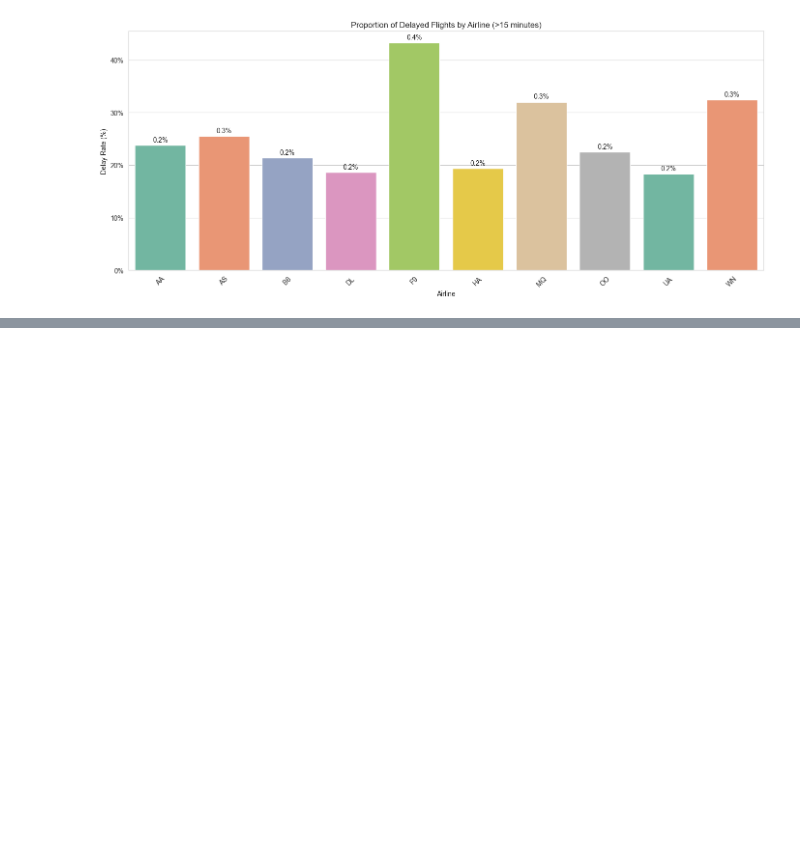
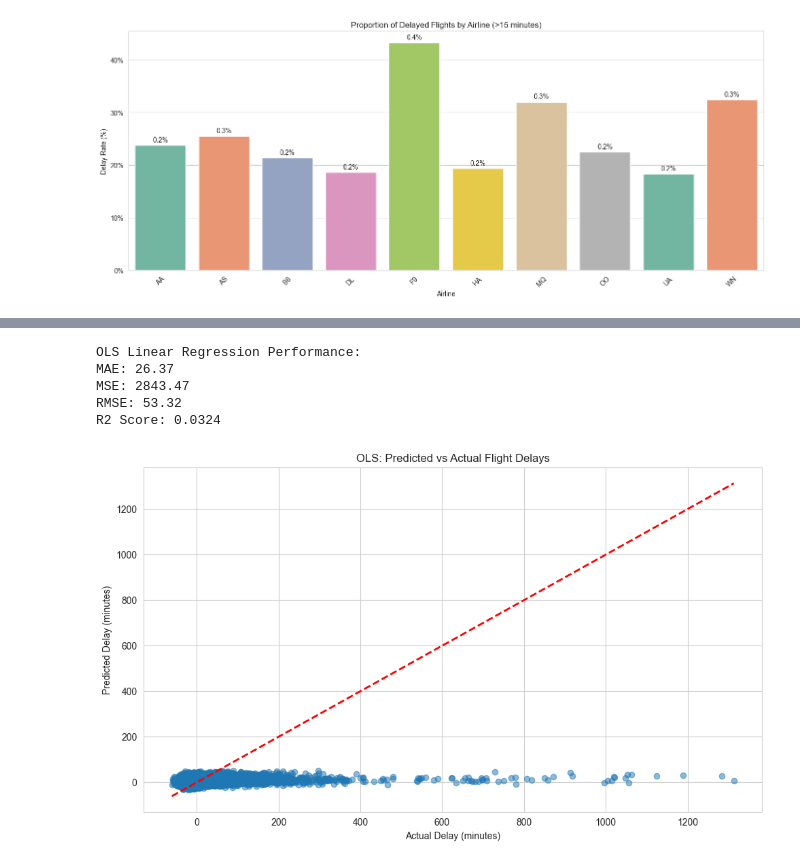
Before and after one commit to shloak17107/airline-delay-prediction, a Jupyter notebook: Vatsal_Copy_of_preprocessing.ipynb, the cells around one changed output, grey strips where cells are left out. Saved outputs shown, nothing was run; the diff lists cells and outputs as text; code cells hidden in the pictures; blank space fills up the shorter version.

```diff
--- a/Vatsal_Copy_of_preprocessing.ipynb
+++ b/Vatsal_Copy_of_preprocessing.ipynb
@@ -397,7 +381,0 @@ df['DayofMonth'] = scaler.fit_transform(df[['DayofMonth']])
-# %%
-# One-hot encode DayOfWeek
-dayofweek_dummies = pd.get_dummies(df['DayOfWeek'], prefix='DayOfWeek')
-df = pd.concat([df, dayofweek_dummies], axis=1)
-
-# Add DayOfWeek to columns to drop after EDA since we've encoded it
-columns_to_drop_after_EDA.append('DayOfWeek')
@@ -611,0 +975,46 @@ print("Confusion Matrix:\n", confusion_matrix(y_test, y_pred))
+# %%
+from sklearn.linear_model import LinearRegression
+from sklearn.metrics import mean_absolute_error, mean_squared_error, r2_score
+
+# Prepare features and target
+X_ols = df_pp.drop(columns=['ArrDelay', 'ArrDel15'])
+y_ols = df_pp['ArrDelay']
+
+# Train-test split
+X_train_ols, X_test_ols, y_train_ols, y_test_ols = train_test_split(X_ols, y_ols, test_size=0.2, random_state=42)
+
+# Fit OLS linear regression
+ols = LinearRegression()
+ols.fit(X_train_ols, y_train_ols)
+
+# Predict
+y_pred_ols = ols.predict(X_test_ols)
+
+# Metrics
+mae_ols = mean_absolute_error(y_test_ols, y_pred_ols)
+mse_ols = mean_squared_error(y_test_ols, y_pred_ols)
+rmse_ols = np.sqrt(mse_ols)
+r2_ols = r2_score(y_test_ols, y_pred_ols)
+
+print(f"OLS Linear Regression Performance:")
+print(f"MAE: {mae_ols:.2f}")
+print(f"MSE: {mse_ols:.2f}")
+print(f"RMSE: {rmse_ols:.2f}")
+print(f"R2 Score: {r2_ols:.4f}")
+
+# Plot predicted vs actual
+plt.figure(figsize=(10, 6))
+plt.scatter(y_test_ols, y_pred_ols, alpha=0.5)
+plt.plot([y_test_ols.min(), y_test_ols.max()], [y_test_ols.min(), y_test_ols.max()], 'r--', lw=2)
+plt.xlabel('Actual Delay (minutes)')
+plt.ylabel('Predicted Delay (minutes)')
+plt.title('OLS: Predicted vs Actual Flight Delays')
+plt.tight_layout()
+plt.show()
+# %% [output]
+OLS Linear Regression Performance:
+MAE: 26.37
+MSE: 2843.47
+RMSE: 53.32
+R2 Score: 0.0324
+[figure, added]
```
Also changed, not shown: parts of 31 cells of this notebook.
